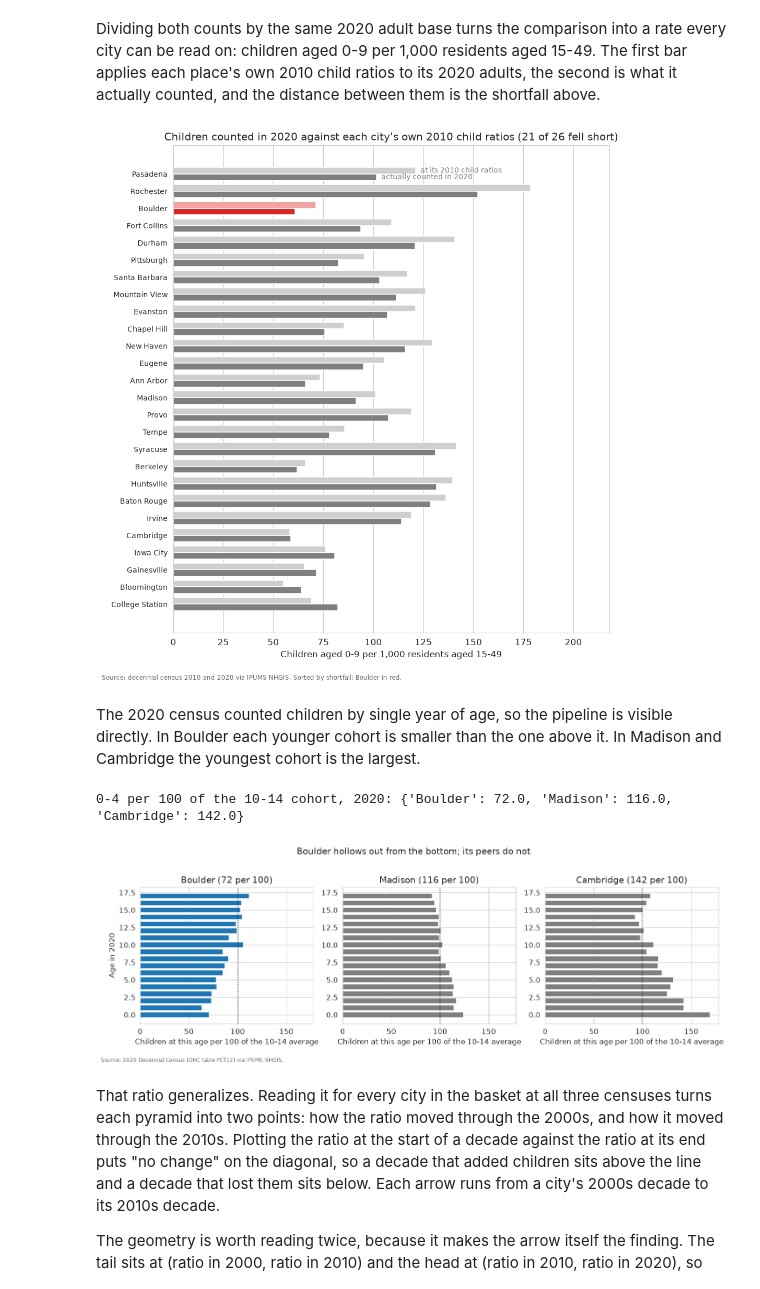
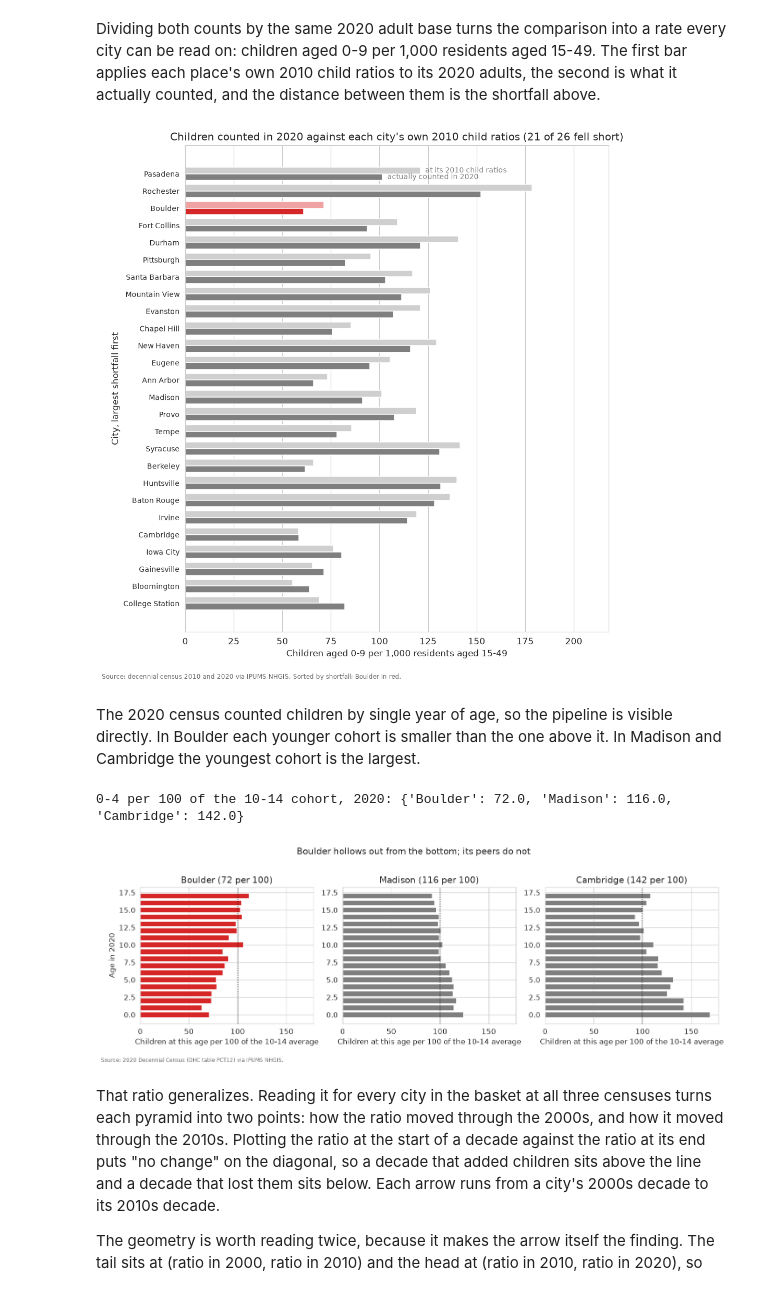
Before and after one commit to brianckeegan/charting-boulder, a Jupyter notebook: 2026-09-bvsd/bvsd-analysis.ipynb, the cells around one changed output. Drawn from its saved outputs; the diff is of its cells as text; code cells hidden in the pictures.

```diff
--- a/2026-09-bvsd/bvsd-analysis.ipynb
+++ b/2026-09-bvsd/bvsd-analysis.ipynb
@@ -96,7 +102,7 @@ for name, frame in [('place groups', place_age_groups_df), ('county groups', cou
 BOULDER = places_df.loc[places_df['name'] == 'Boulder', 'place_fips'].iloc[0]
 PEER_FIPS = places_df.loc[places_df['tier'] == 2, 'place_fips'].tolist()
 RING_FIPS = places_df.loc[(places_df['tier'] == 1) & (places_df['place_fips'] != BOULDER), 'place_fips'].tolist()
-PLACE_NAME = places_df.set_index('place_fips')['name']
+place_name_s = places_df.set_index('place_fips')['name']
 print(f'{len(places_df)} places: Boulder ({BOULDER}) + {len(RING_FIPS)} county ring + {len(PEER_FIPS)} peers')
 
 # Inspect
@@ -235,14 +250,14 @@ def load_age_vectors(frame, idcol):
             out[fips][int(year)] = (vec, share)
     return out
 
-place_age = load_age_vectors(place_age_groups_df, 'place_fips')
-county_age = load_age_vectors(county_age_groups_df, 'county_fips')
+place_age_d = load_age_vectors(place_age_groups_df, 'place_fips')
+county_age_d = load_age_vectors(county_age_groups_df, 'county_fips')
 
 def band_5_17(vec, share): return vec[G[5]] + vec[G[10]] + share * vec[G[15]]
 def under_5(vec): return vec[G[0]]
 
-assert set(places_df['place_fips']) <= set(place_age), 'registry place missing from the age tables'
-print(f'age vectors for {len(place_age)} places and {len(county_age)} counties, '
+assert set(places_df['place_fips']) <= set(place_age_d), 'registry place missing from the age tables'
+print(f'age vectors for {len(place_age_d)} places and {len(county_age_d)} counties, '
       f'{len(GROUP_LO)} five-year groups')
 # %% [output]
 age vectors for 31 places and 28 counties, 18 five-year groups
@@ -757,17 +796,17 @@ FERT_5_9 = slice(G[20], G[45] + 1)   # residents 20-49 generate the 5-9 cohort
 def child_ratios(vec):
     return vec[G[0]] / vec[FERT_0_4].sum(), vec[G[5]] / vec[FERT_5_9].sum()
 
-records = []
+records_l = []
 for fips in places_df['place_fips']:
-    vec_2010, _ = place_age[fips][2010]
-    vec_2020, _ = place_age[fips][2020]
+    vec_2010, _ = place_age_d[fips][2010]
+    vec_2020, _ = place_age_d[fips][2020]
     r0, r5 = child_ratios(vec_2010)
     implied = r0 * vec_2020[FERT_0_4].sum() + r5 * vec_2020[FERT_5_9].sum()
     actual = vec_2020[G[0]] + vec_2020[G[5]]
-    records.append({'place_fips': fips, 'name': PLACE_NAME[fips],
+    records_l.append({'place_fips': fips, 'name': place_name_s[fips],
                     'implied_0_9': implied, 'actual_0_9': actual,
                     'gap_pct': (actual / implied - 1) * 100})
-implied_df = pd.DataFrame(records).set_index('place_fips')
+implied_df = pd.DataFrame(records_l).set_index('place_fips')
 
 boulder_implied_gap = implied_df.loc[BOULDER, 'gap_pct']
 implied_steeper_pct = pct_steeper_than(implied_df.loc[PEER_FIPS, 'gap_pct'], boulder_implied_gap)
@@ -797,17 +836,17 @@ be read on: children aged 0-9 per 1,000 residents aged 15-49. The first bar appl
 own 2010 child ratios to its 2020 adults, the second is what it actually counted, and the distance
 between them is the shortfall above.
 # %%
-records = []
+records_l = []
 for fips in [BOULDER] + PEER_FIPS:
-    vec_2010, _ = place_age[fips][2010]
-    vec_2020, _ = place_age[fips][2020]
+    vec_2010, _ = place_age_d[fips][2010]
+    vec_2020, _ = place_age_d[fips][2020]
     r0, r5 = child_ratios(vec_2010)
     adult_base = vec_2020[FERT_0_4].sum() + vec_2020[FERT_5_9].sum()
     implied = r0 * vec_2020[FERT_0_4].sum() + r5 * vec_2020[FERT_5_9].sum()
     actual = vec_2020[G[0]] + vec_2020[G[5]]
-    records.append({'name': PLACE_NAME[fips], 'at_2010_ratios': implied / adult_base * 1000,
+    records_l.append({'name': place_name_s[fips], 'at_2010_ratios': implied / adult_base * 1000,
                     'actual_2020': actual / adult_base * 1000, 'gap_pct': (actual / implied - 1) * 100})
-child_rate_df = pd.DataFrame(records).set_index('name').sort_values('gap_pct')
+child_rate_df = pd.DataFrame(records_l).set_index('name').sort_values('gap_pct')
 
 # both bars share a denominator, so their distance is the same shortfall the cell reports
 assert np.allclose(child_rate_df['actual_2020'] / child_rate_df['at_2010_ratios'] - 1,
@@ -815,25 +854,26 @@ assert np.allclose(child_rate_df['actual_2020'] / child_rate_df['at_2010_ratios'
 
 IMPLIED_GREY, ACTUAL_GREY = '#cfcfcf', '#7f7f7f'
 IMPLIED_RED, ACTUAL_RED = '#f0a3a3', HP_COLOR
-is_boulder = (child_rate_df.index == 'Boulder')
+is_boulder_arr = (child_rate_df.index == 'Boulder')
 
 f, ax = plt.subplots(figsize=(9, 9.5))
 y = np.arange(len(child_rate_df)); height = 0.38
 ax.barh(y - height / 2, child_rate_df['at_2010_ratios'], height,
-        color=np.where(is_boulder, IMPLIED_RED, IMPLIED_GREY))
+        color=np.where(is_boulder_arr, IMPLIED_RED, IMPLIED_GREY))
 ax.barh(y + height / 2, child_rate_df['actual_2020'], height,
-        color=np.where(is_boulder, ACTUAL_RED, ACTUAL_GREY))
+        color=np.where(is_boulder_arr, ACTUAL_RED, ACTUAL_GREY))
 
 # Identify the two series on the topmost city only. Row 0 sits at the top once the axis
 # is inverted below, so the labels go on row 0.
-for series, offset, label in [('at_2010_ratios', -height / 2, 'at its 2010 child ratios'),
+for column, offset, label in [('at_2010_ratios', -height / 2, 'at its 2010 child ratios'),
                               ('actual_2020', height / 2, 'actually counted in 2020')]:
-    ax.annotate(label, (child_rate_df[series].iloc[0], y[0] + offset), color=ACTUAL_GREY, fontsize=9,
+    ax.annotate(label, (child_rate_df[column].iloc[0], y[0] + offset), color=ACTUAL_GREY, fontsize=9,
                 va='center', xytext=(6, 0), textcoords='offset points')
 
 ax.set_yticks(y); ax.set_yticklabels(child_rate_df.index, fontsize=9)
 ax.invert_yaxis()                                  # largest shortfall at the top
 ax.set_xlabel('Children aged 0-9 per 1,000 residents aged 15-49')
+ax.set_ylabel('City, largest shortfall first')
 ax.set_xlim(0, child_rate_df[['at_2010_ratios', 'actual_2020']].to_numpy().max() * 1.22)
 n_short = int((child_rate_df['gap_pct'] < 0).sum())
 ax.set_title(f"Children counted in 2020 against each city's own 2010 child ratios "
@@ -844,7 +884,7 @@ f.text(0, -0.02, 'Source: decennial census 2010 and 2020 via IPUMS NHGIS. Sorted
 plt.tight_layout()
 f.savefig(OUT / 'bvsd-fig4-child-ratios.png', bbox_inches='tight')
 # %% [output]
-[figure, old version]
+[figure, new version]
 # %% [markdown]
 The 2020 census counted children by single year of age, so the pipeline is visible directly. In
 Boulder each younger cohort is smaller than the one above it. In Madison and Cambridge the
@@ -852,30 +892,30 @@ youngest cohort is the largest.
 # %%
 PYRAMID_PLACES = {'Boulder': '0807850', 'Madison': '5548000', 'Cambridge': '2511000'}
 kids_2020_df = (place_age_single_df.loc[place_age_single_df['year'] == 2020]
                 .pivot(index='age', columns='place_fips', values='pop'))
 pyramid_df = pd.DataFrame({name: kids_2020_df[fips].loc[:17] for name, fips in PYRAMID_PLACES.items()})
 pyramid_df.index.name = 'age'
 
 # 0-4 per 100 of the 10-14 cohort: 100 means the pipeline is replacing itself
 replacement_s = (pyramid_df.loc[0:4].sum() / pyramid_df.loc[10:14].sum() * 100).round(0)
 boulder_replacement = replacement_s['Boulder']
 
 f, axes = plt.subplots(1, 3, figsize=(13, 4.2), sharex=True)
 for ax, city in zip(axes, PYRAMID_PLACES):
     indexed_s = pyramid_df[city] / pyramid_df[city].loc[10:14].mean() * 100
-    ax.barh(pyramid_df.index, indexed_s, color=CITY if city == 'Boulder' else CONTEXT)
+    ax.barh(pyramid_df.index, indexed_s, color=BOULDER_C if city == 'Boulder' else CONTEXT)
     ax.axvline(100, color='k', lw=1, ls=':')
     ax.set_title(f'{city} ({replacement_s[city]:.0f} per 100)')
     ax.set_xlabel('Children at this age per 100 of the 10-14 average')
 axes[0].set_ylabel('Age in 2020')
 f.suptitle('Boulder hollows out from the bottom; its peers do not', y=1.02)
 f.text(0, -0.04, 'Source: 2020 Decennial Census (DHC table PCT12) via IPUMS NHGIS.', fontsize=8, color='dimgray')
 plt.tight_layout()
 
 print('0-4 per 100 of the 10-14 cohort, 2020:', replacement_s.to_dict())
 # %% [output]
 0-4 per 100 of the 10-14 cohort, 2020: {'Boulder': 72.0, 'Madison': 116.0, 'Cambridge': 142.0}
-[figure, old version]
+[figure, new version]
 # %% [markdown]
 That ratio generalizes. Reading it for every city in the basket at all three censuses turns each
 pyramid into two points: how the ratio moved through the 2000s, and how it moved through the
```
Also changed, not shown: parts of 53 cells of this notebook, 6 other files.
